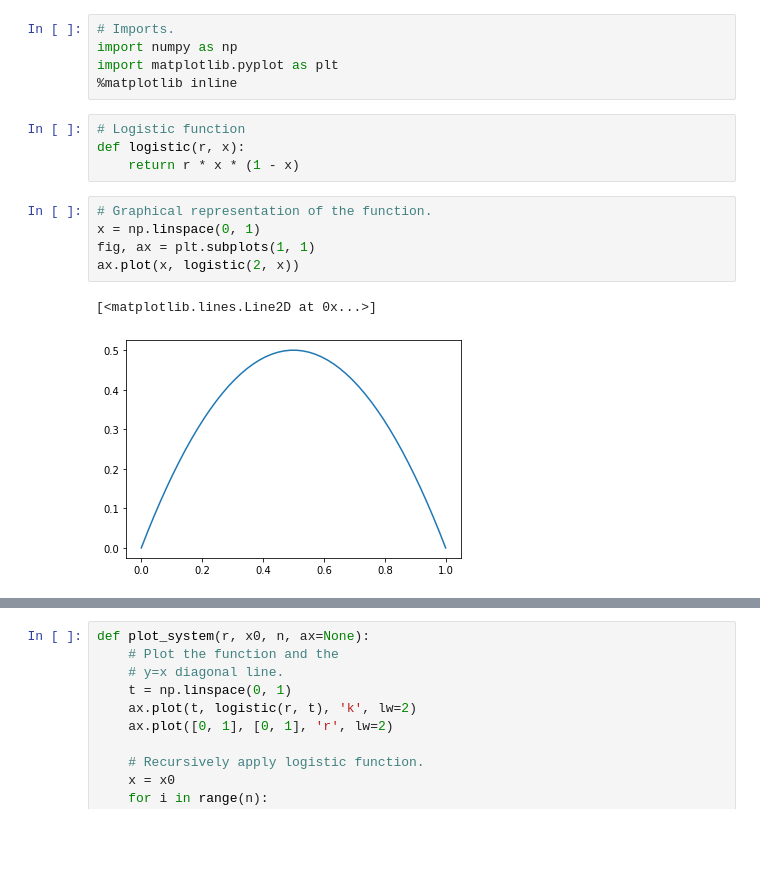
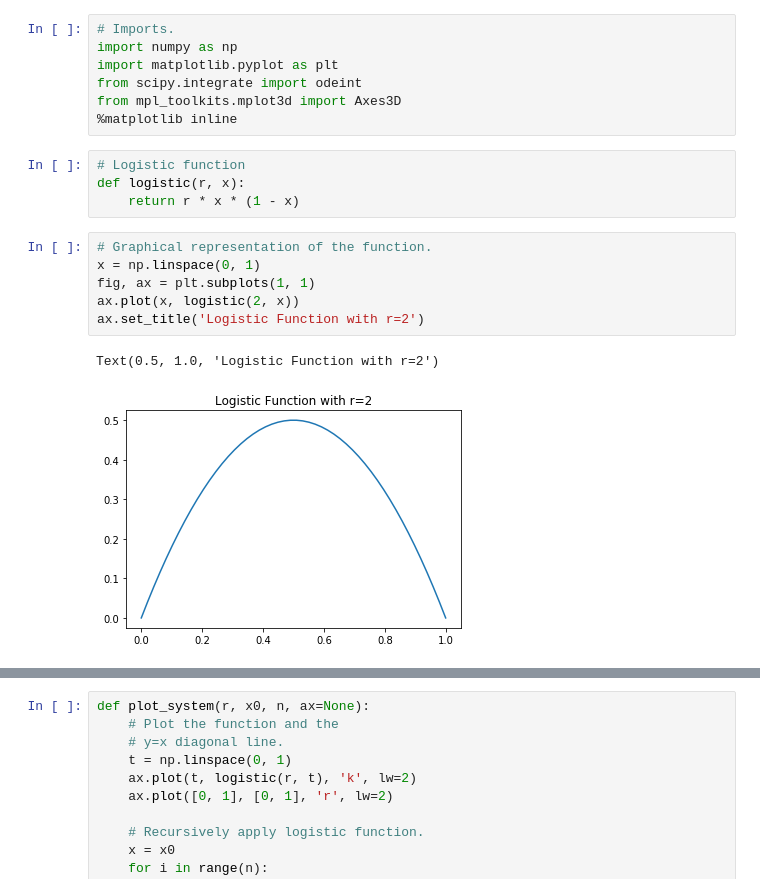
Before and after one commit to TUM-MLCMS/mlcms-3, a Jupyter notebook: Task 4.ipynb, the cells around one changed output, grey strips where cells are left out. Saved outputs shown, nothing was run; the diff lists cells and outputs as text; blank space fills up the shorter version.

```diff
--- a/Task 4.ipynb
+++ b/Task 4.ipynb
@@ -2,6 +2,8 @@
 # Imports.
 import numpy as np
 import matplotlib.pyplot as plt
+from scipy.integrate import odeint
+from mpl_toolkits.mplot3d import Axes3D
 %matplotlib inline
 # %%
 # Logistic function
@@ -10,10 +12,11 @@ def logistic(r, x):
 # %%
 # Graphical representation of the function.
 x = np.linspace(0, 1)
 fig, ax = plt.subplots(1, 1)
 ax.plot(x, logistic(2, x))
+ax.set_title('Logistic Function with r=2')
 # %% [output]
-[<matplotlib.lines.Line2D at 0x...>]
+Text(0.5, 1.0, 'Logistic Function with r=2')
-[figure, old version]
+[figure, new version]
 # %%
 # Iterate the function for a given growth rate, and plot the results.
```
Also changed, not shown: parts of 5 cells of this notebook.
